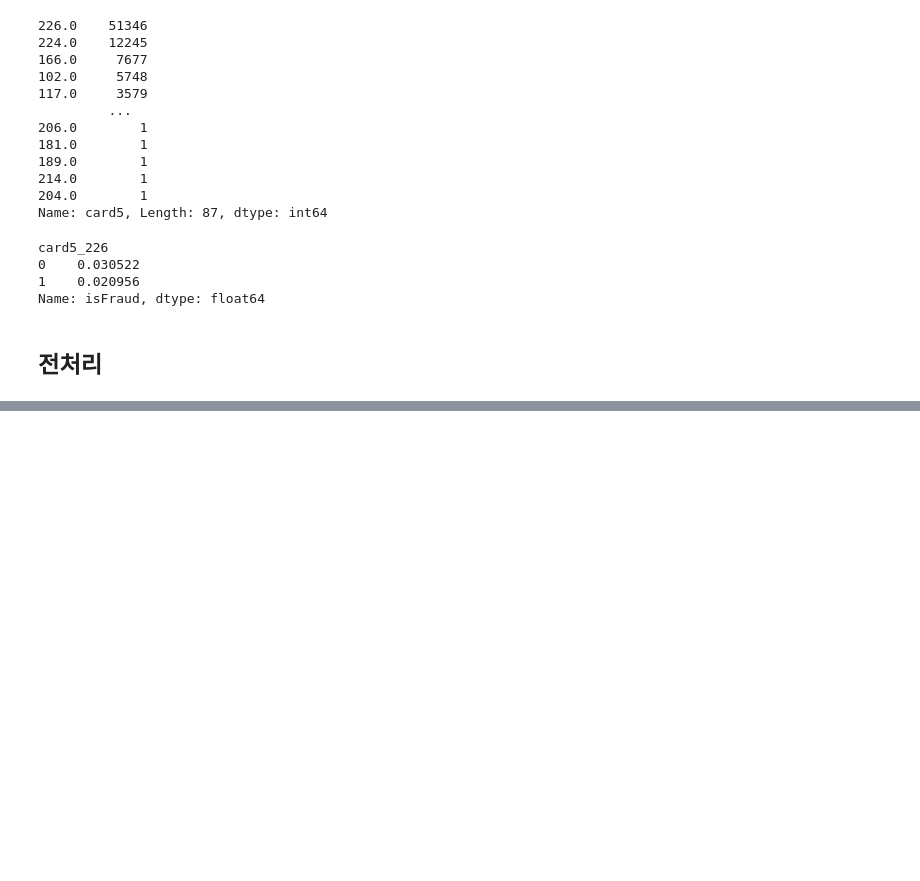
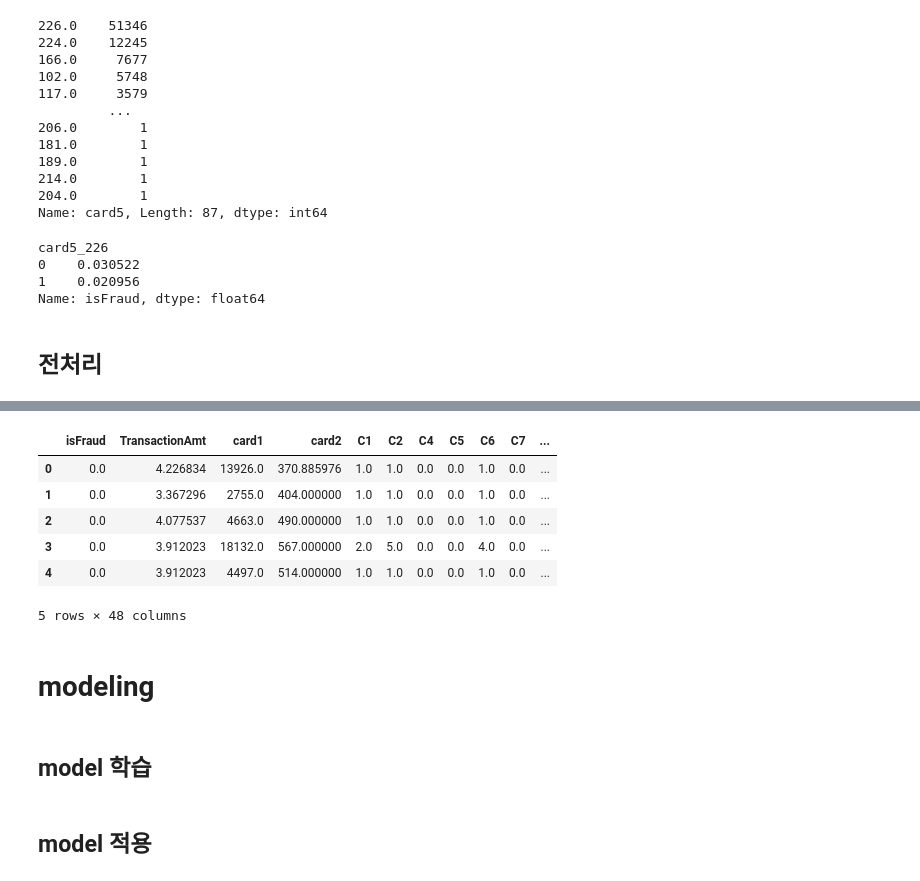
Before and after one commit to seonydg/ml-classification-IEEE-CIS-Fraud-Detection, a Jupyter notebook: IEEE-CIS Fraud Detection.ipynb, the cells around one changed output, grey strips where cells are left out. Drawn from its saved outputs; the diff is of its cells as text; code cells hidden in the pictures; blank space fills up the shorter version.

Commit message:
feat : data preprocessing part

```diff
--- a/IEEE-CIS Fraud Detection.ipynb
+++ b/IEEE-CIS Fraud Detection.ipynb
@@ -657,0 +778,19 @@ Name: isFraud, dtype: float64
+# %%
+imputer = SI().fit(df)
+df = pd.DataFrame(imputer.transform(df), columns=df.columns)
+
+df.head()
+# %% [output]
+|  | isFraud | TransactionAmt | card1 | card2 | C1 | C2 | C4 | C5 | C6 | C7 | ... |
+| 0 | 0.0 | 4.226834 | 13926.0 | 370.885976 | 1.0 | 1.0 | 0.0 | 0.0 | 1.0 | 0.0 | ... |
+| 1 | 0.0 | 3.367296 | 2755.0 | 404.000000 | 1.0 | 1.0 | 0.0 | 0.0 | 1.0 | 0.0 | ... |
+| 2 | 0.0 | 4.077537 | 4663.0 | 490.000000 | 1.0 | 1.0 | 0.0 | 0.0 | 1.0 | 0.0 | ... |
+| 3 | 0.0 | 3.912023 | 18132.0 | 567.000000 | 2.0 | 5.0 | 0.0 | 0.0 | 4.0 | 0.0 | ... |
+| 4 | 0.0 | 3.912023 | 4497.0 | 514.000000 | 1.0 | 1.0 | 0.0 | 0.0 | 1.0 | 0.0 | ... |
+5 rows × 48 columns
+# %% [markdown]
+# modeling
+# %% [markdown]
+## model 학습
+# %% [markdown]
+## model 적용
```
Also changed, not shown: parts of 24 cells of this notebook.
